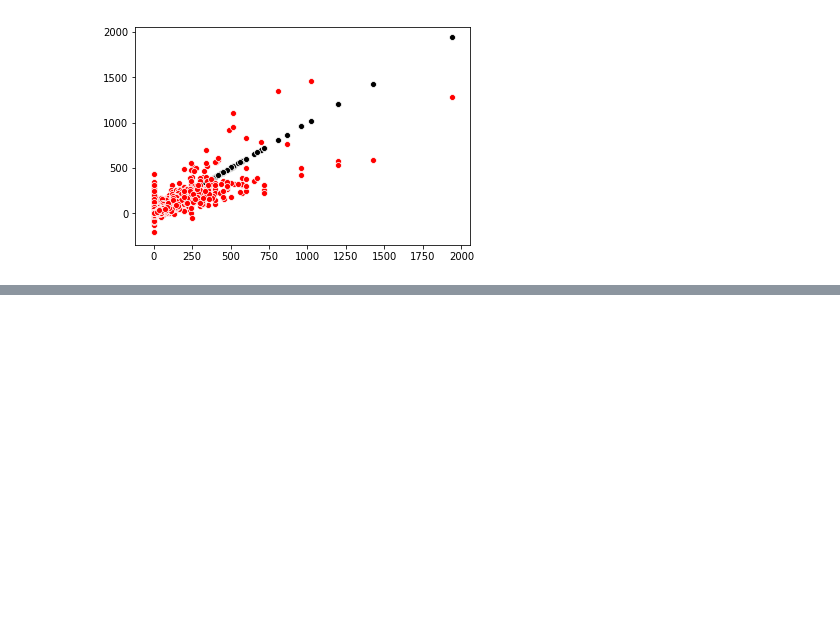
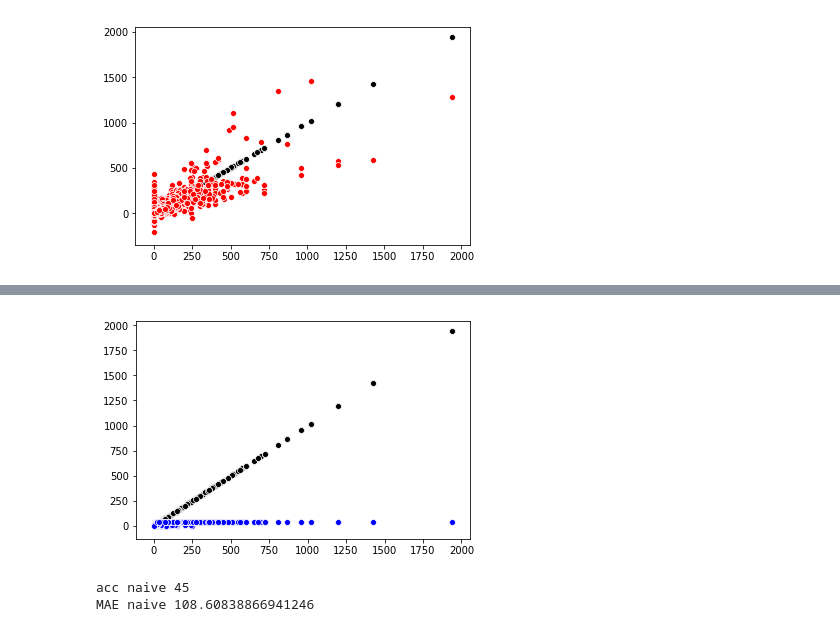
Before and after one commit to eyalfarkash/TCDS-Final, a Jupyter notebook: Code/final-project-CSV_v3_FullData.ipynb, the cells around one changed output, grey strips where cells are left out. Saved outputs shown, nothing was run; the diff lists cells and outputs as text; code cells hidden in the pictures; blank space fills up the shorter version.

```diff
--- a/Code/final-project-CSV_v3_FullData.ipynb
+++ b/Code/final-project-CSV_v3_FullData.ipynb
@@ -549,0 +572,18 @@ plt.show()
+# %%
+sns.scatterplot(x=y_test, y=y_test, color="black")
+sns.scatterplot(x=y_test, y=pred_AdaBoost, color="blue")
+plt.show()
+# %% [output]
+[figure, added]
+# %%
+from sklearn.naive_bayes import GaussianNB
+mod_bayes = GaussianNB()
+y_pred_naive = mod_bayes.fit(x_train,y_train)
+pred_naive = mod_bayes.predict(x_test)
+acc_naive=accuracy_score(y_test, pred_naive, normalize=False)
+print("acc naive", acc_naive)
+mae_naive = mean_absolute_error(y_test, pred_naive)
+print("MAE naive", mae_naive)
+# %% [output]
+acc naive 45
+MAE naive 108.60838866941246
```
Also changed, not shown: parts of 8 cells of this notebook.
